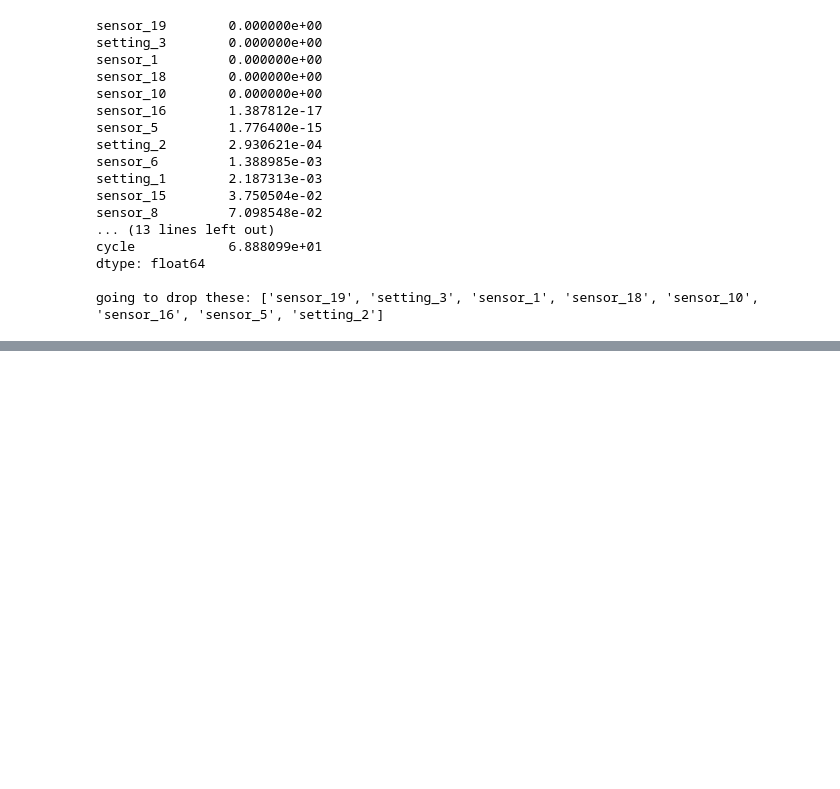
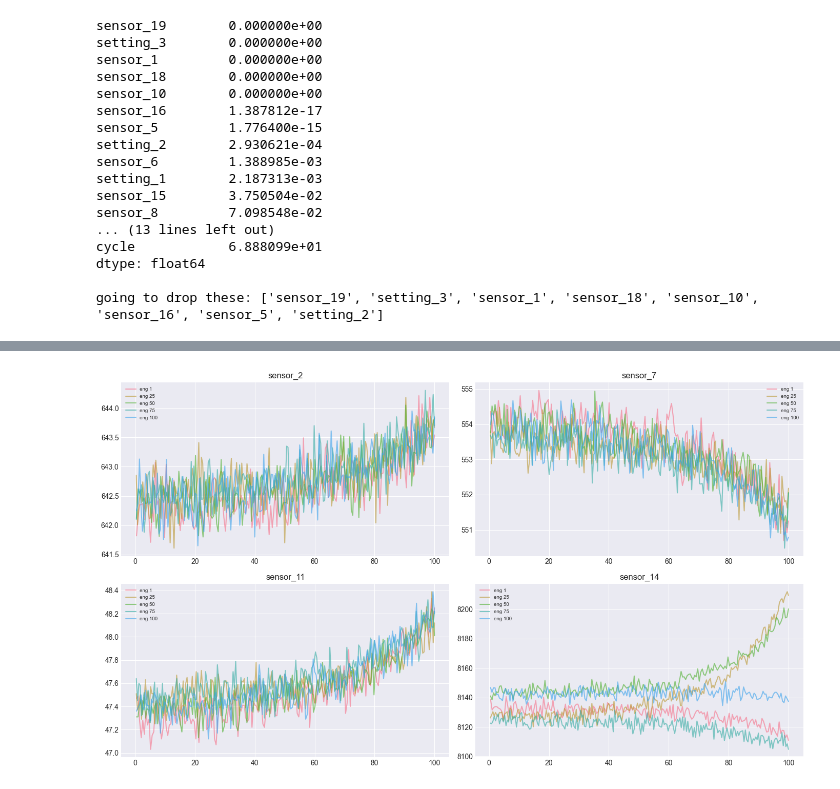
Before and after one commit to lohitharasakonda/engine-rul-predictor, a Jupyter notebook: notebooks/eda_fd001.ipynb, the cells around one changed output, grey strips where cells are left out. Cells and saved outputs as stored; diff of their text form; code cells hidden in the pictures; blank space fills up the shorter version.

```diff
--- a/notebooks/eda_fd001.ipynb
+++ b/notebooks/eda_fd001.ipynb
@@ -169,0 +202,22 @@ going to drop these: ['sensor_19', 'setting_3', 'sensor_1', 'sensor_18', 'sensor
+# %%
+#do all engines degrade the same way? normalizing cycles so i can compare them
+sample_engines = [1, 25, 50, 75, 100]
+sensors_to_plot = ['sensor_2', 'sensor_7', 'sensor_11', 'sensor_14']
+
+fig, axes = plt.subplots(2, 2, figsize=(14, 8))
+axes = axes.ravel()
+
+for i, sensor in enumerate(sensors_to_plot):
+    for engine_id in sample_engines:
+        edata = df_train[df_train['engine_number'] == engine_id]
+        norm_cycle = edata['cycle'] / edata['cycle'].max() * 100
+        axes[i].plot(norm_cycle, edata[sensor], alpha=0.6, label=f'eng {engine_id}')
+    axes[i].set_title(sensor)
+    axes[i].legend(fontsize=7)
+
+plt.tight_layout()
+plt.savefig('../figures/eda_multi_engine_comparison.png')
+plt.show()
+#patterns look pretty consistent across engiines which is good
+# %% [output]
+[figure, added]
```
Also changed, not shown: parts of 3 cells of this notebook.
